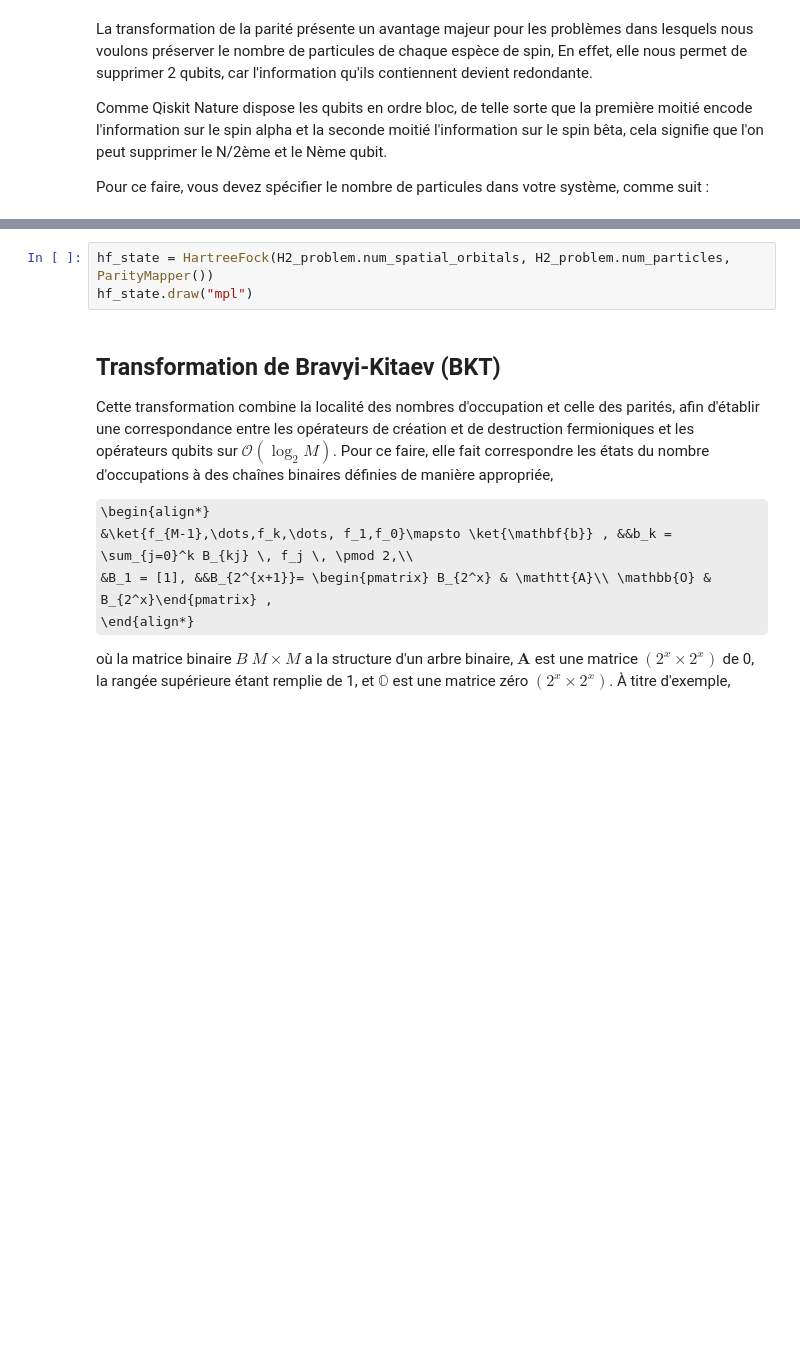
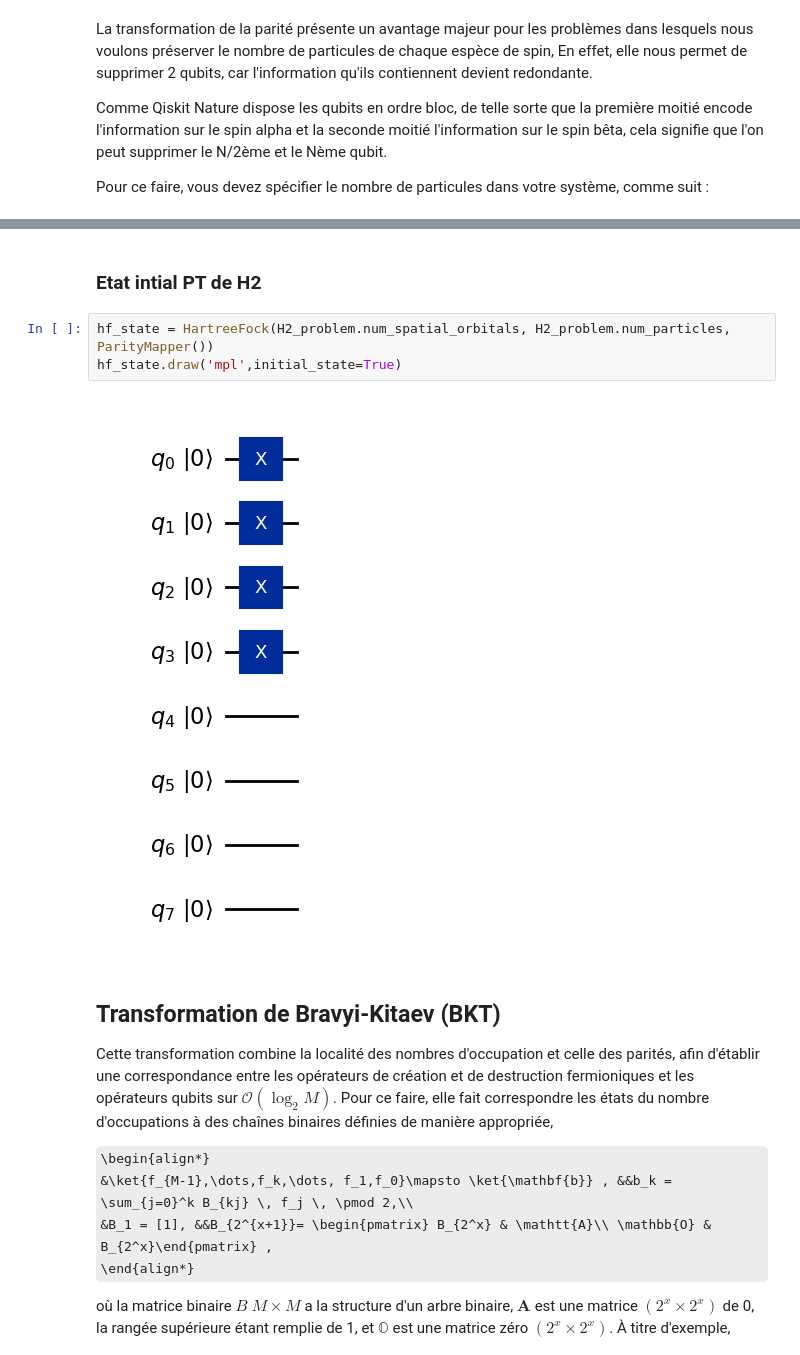
Before and after one commit to NanaEngo/PHY4268_Tutoriels_2024, a Jupyter notebook: PHY4248_ Tutorial 2 - Qiskit Qubit Hamiltonian_ 240425.ipynb, the cells around one changed output, grey strips where cells are left out. Saved outputs shown, nothing was run; the diff lists cells and outputs as text; some formulas as TeX source; blank space fills up the shorter version.

```diff
--- a/PHY4248_ Tutorial 2 - Qiskit Qubit Hamiltonian_ 240425.ipynb
+++ b/PHY4248_ Tutorial 2 - Qiskit Qubit Hamiltonian_ 240425.ipynb
@@ -506,6 +551,10 @@ Number of items in the PT Pauli list: 159
+# %% [markdown]
+### Etat intial PT de H2
 # %%
 hf_state = HartreeFock(H2_problem.num_spatial_orbitals, H2_problem.num_particles, ParityMapper())
-hf_state.draw("mpl")
+hf_state.draw('mpl',initial_state=True)
+# %% [output]
+[figure, added]
 # %% [markdown]
 ## Transformation de Bravyi-Kitaev (BKT)
 
```
Also changed, not shown: parts of 22 cells of this notebook, 5 other files.
